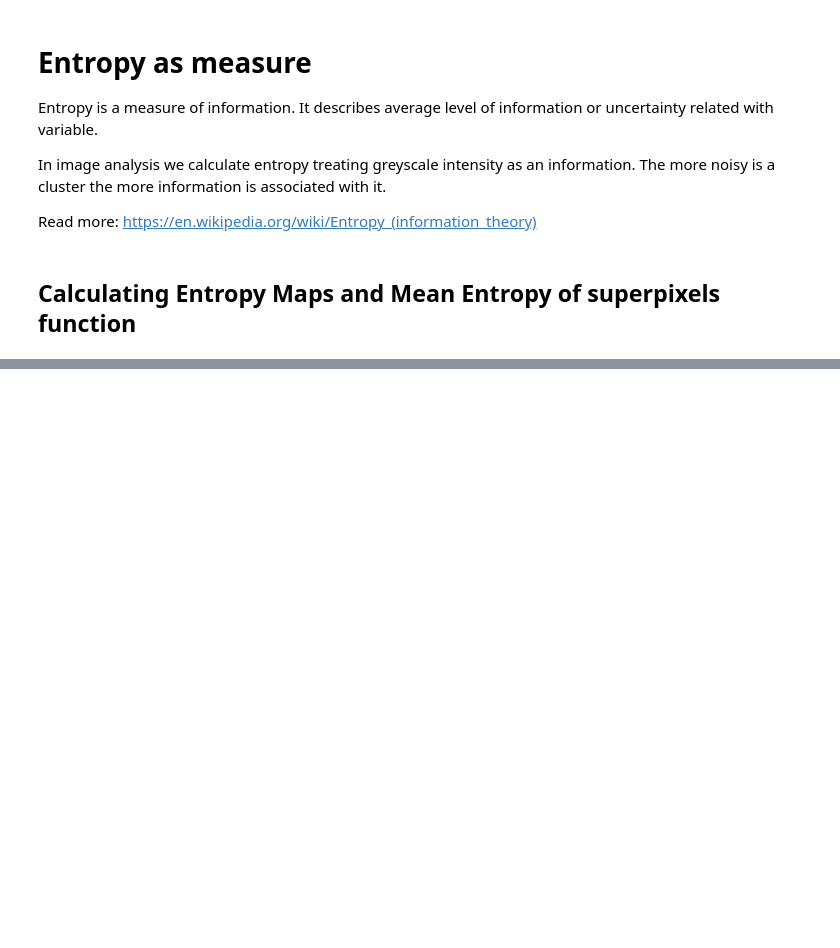
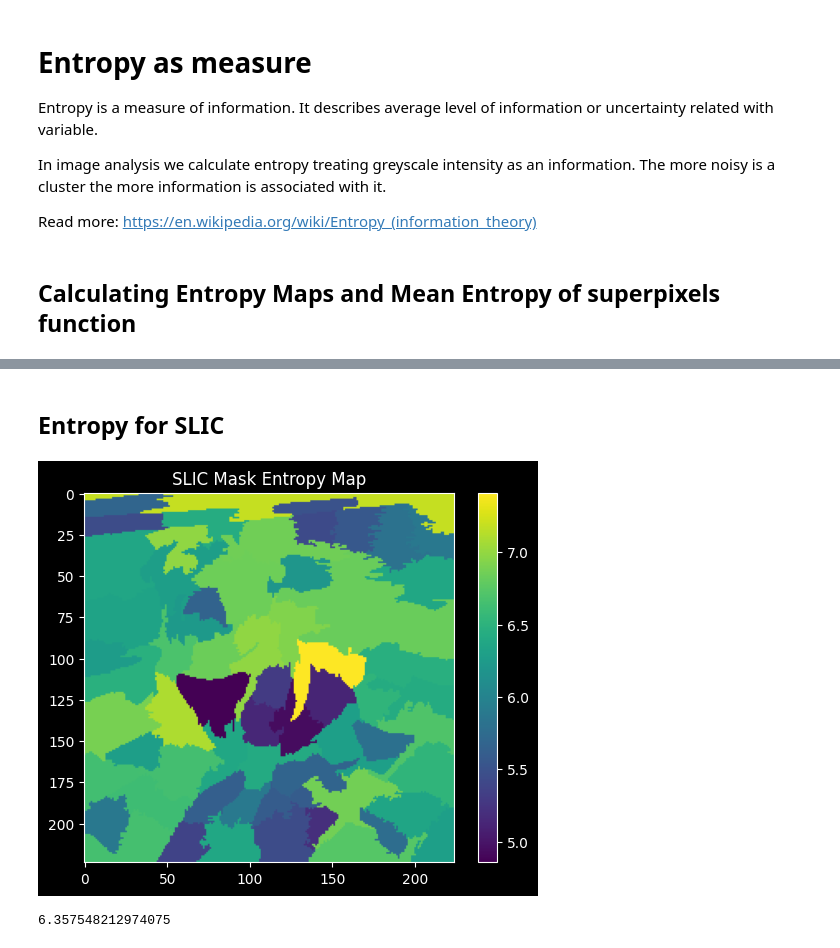
Before and after one commit to xXKeNdAmAmAsTeRXx/XAI_methods_in_classification, a Jupyter notebook: Intro_to_superpixels.ipynb, the cells around one changed output, grey strips where cells are left out. Drawn from its saved outputs; the diff is of its cells as text; code cells hidden in the pictures; blank space fills up the shorter version.

```diff
--- a/Intro_to_superpixels.ipynb
+++ b/Intro_to_superpixels.ipynb
@@ -141,0 +149,7 @@ def show_entropy_map(img, mask, title="Entropy Map"):
+# %% [markdown]
+## Entropy for SLIC
+# %%
+show_entropy_map(img, slic_mask, title='SLIC Mask Entropy Map')
+# %% [output]
+[figure, added]
+6.357548212974075
```
Also changed, not shown: parts of 6 cells of this notebook.
